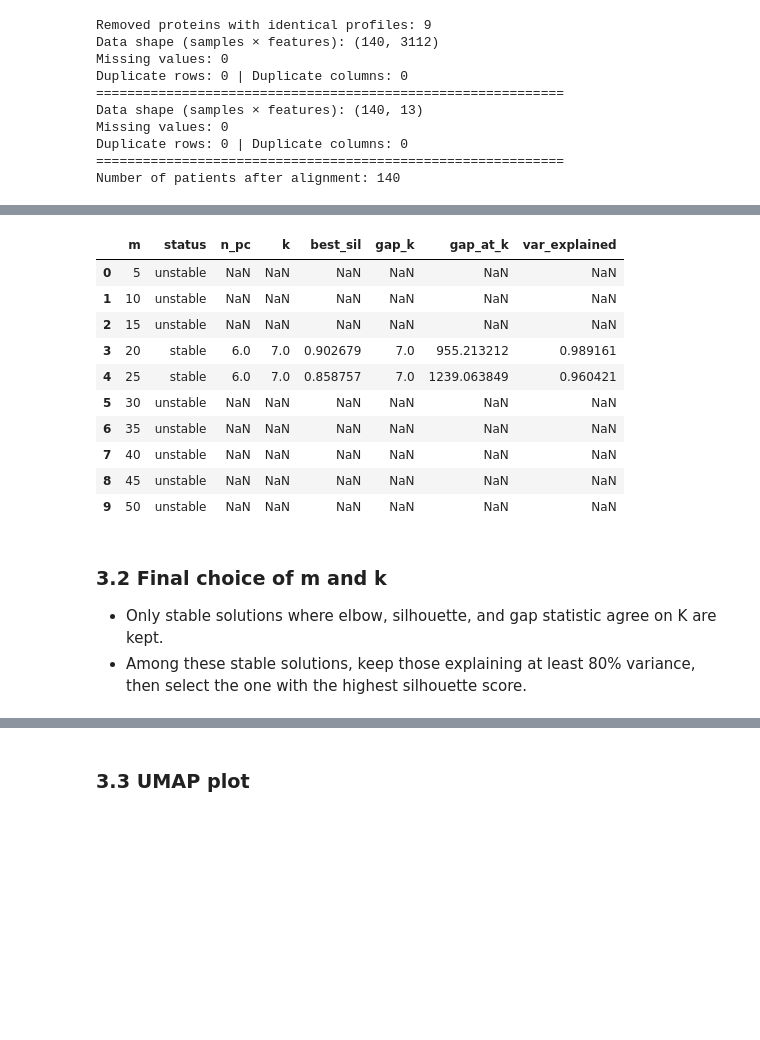
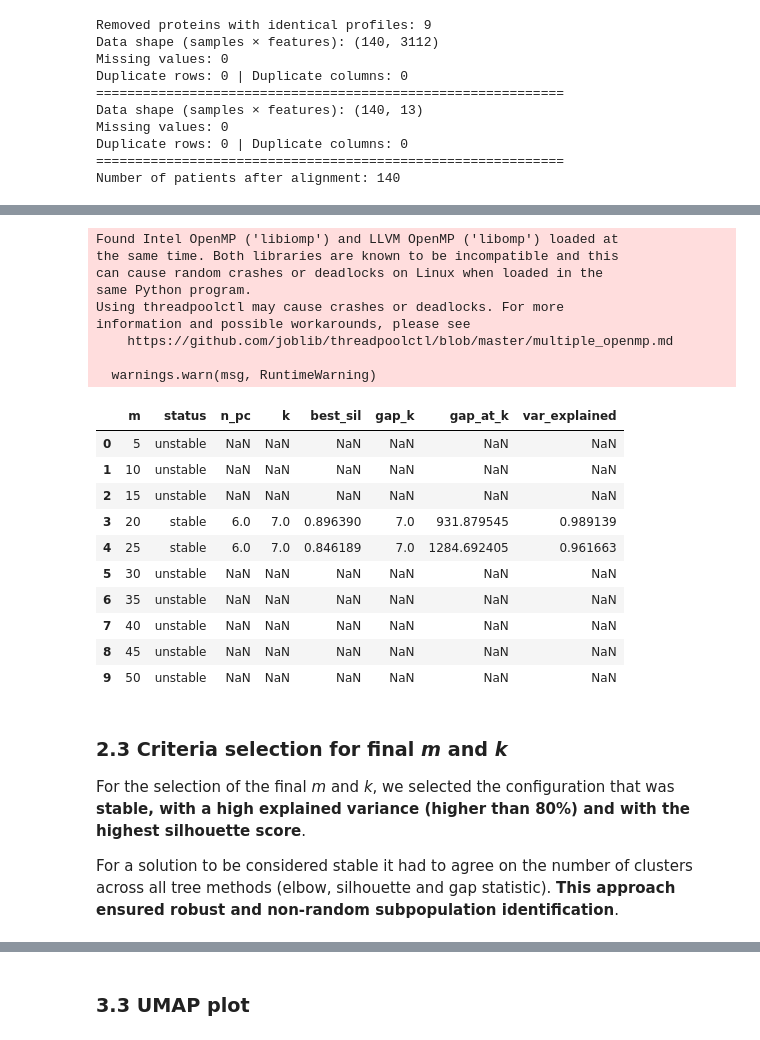
Before and after one commit to Schoggi-Mimi/omics_2025, a Jupyter notebook: Final.ipynb, the cells around one changed output, grey strips where cells are left out. Drawn from its saved outputs; the diff is of its cells as text; code cells hidden in the pictures; blank space fills up the shorter version.

Commit message:
feat(level-1): Added comments. Re-arrange gap-statistic function locaiton. Changed top-m feature selection.

```diff
--- a/Final.ipynb
+++ b/Final.ipynb
@@ -33,8 +69,8 @@ set_plot_style(dpi=120)
 Load proteomics and clinical metadata, and align them by Patient ID.
 # %%
 proteomics, metadata = load_data(
-    "./data/proteomics.txt",
-    "./data/metadata.csv",
+    "../data/proteomics.txt",
+    "../data/metadata.csv",
     transpose=True
 )
 
@@ -178,15 +191,14 @@ Evaluate clustering stability across different numbers of selected proteins (m).
 # %%
-m_grid = [5, 10, 15, 20, 25, 30, 35, 40, 45, 50] # m_grid is for hyperparameter search.
-n_max=20 # n_max is a hyperparameter.
+m_grid = [5, 10, 15, 20, 25, 30, 35, 40, 45, 50] # top m protein hyperparameter grid
+n_max = 20 # max. number of PCs
 k_results = []
 
 for m in m_grid:
-    # feature selection
-    X_m = select_top_m_by_cv(proteomics, m)
+    # 1. Apply log transform and select top m features by variance
+    X_m = select_top_m(proteomics, m)
+    # 2. Normalize per protein
     X_m_scaled = zscore_normalize(X_m, axis=0)
-
-    # FIXED PCA FIT (exactly like old code)
-
+    # 3. PCA
     pca_nmax = min(n_max, X_m_scaled.shape[1])
     pca_full, pca_model = apply_pca(
         X_m_scaled,
@@ -194,7 +206,7 @@ for m in m_grid:
         return_model=True
     )
 
-    # scan n_pc in the fixed PCA space
+    # 4. Joint Search over n_pc and k in fixed PCA space
     pc_grid = list(range(2, pca_nmax + 1))
     k_max = pca_nmax
 
@@ -206,46 +218,56 @@ for m in m_grid:
         random_state=42
     )
 
     if best_row is None:
         k_results.append({
             "m": m,
             "status": "unstable",
         })
         continue
-
+    # Store results
     explained = pca_model.explained_variance_ratio_
     var_explained_npc = explained[:int(best_row["n_pc"])].sum()
 
     k_results.append({
         "m": m,
         "n_pc": best_row["n_pc"],
         "k": best_row["best_k"],
         "best_sil": best_row["best_sil"],
         "gap_k": best_row["gap_k"],
         "gap_at_k": best_row["gap_at_k"],
         "var_explained": var_explained_npc,
         "status": "stable",
     })
 
 k_summary = pd.DataFrame(k_results)
 k_summary
 # %% [output]
+Found Intel OpenMP ('libiomp') and LLVM OpenMP ('libomp') loaded at
+the same time. Both libraries are known to be incompatible and this
+can cause random crashes or deadlocks on Linux when loaded in the
+same Python program.
+Using threadpoolctl may cause crashes or deadlocks. For more
+information and possible workarounds, please see
+    https://github.com/joblib/threadpoolctl/blob/master/multiple_openmp.md
+
+  warnings.warn(msg, RuntimeWarning)
 |  | m | status | n_pc | k | best_sil | gap_k | gap_at_k | var_explained |
 | 0 | 5 | unstable | NaN | NaN | NaN | NaN | NaN | NaN |
 | 1 | 10 | unstable | NaN | NaN | NaN | NaN | NaN | NaN |
 | 2 | 15 | unstable | NaN | NaN | NaN | NaN | NaN | NaN |
-| 3 | 20 | stable | 6.0 | 7.0 | 0.902679 | 7.0 | 955.213212 | 0.989161 |
-| 4 | 25 | stable | 6.0 | 7.0 | 0.858757 | 7.0 | 1239.063849 | 0.960421 |
+| 3 | 20 | stable | 6.0 | 7.0 | 0.896390 | 7.0 | 931.879545 | 0.989139 |
+| 4 | 25 | stable | 6.0 | 7.0 | 0.846189 | 7.0 | 1284.692405 | 0.961663 |
 | 5 | 30 | unstable | NaN | NaN | NaN | NaN | NaN | NaN |
 | 6 | 35 | unstable | NaN | NaN | NaN | NaN | NaN | NaN |
 | 7 | 40 | unstable | NaN | NaN | NaN | NaN | NaN | NaN |
 | 8 | 45 | unstable | NaN | NaN | NaN | NaN | NaN | NaN |
 | 9 | 50 | unstable | NaN | NaN | NaN | NaN | NaN | NaN |
 # %% [markdown]
-### 3.2 Final choice of m and k
+### 2.3 Criteria selection for final *m* and *k*
+For the selection of the final *m* and *k*, we selected the configuration that was
+**stable, with a high explained variance (higher than 80%) and with the highest silhouette score**.
 
-- Only stable solutions where elbow, silhouette, and gap statistic agree on K are kept.
-- Among these stable solutions, keep those explaining at least 80% variance, then select the one with the highest silhouette score.
+For a solution to be considered stable it had to agree on the number of clusters across all tree methods (elbow, silhouette and gap statistic). **This approach ensured robust and non-random subpopulation identification**.
 # %%
 # keep only stable rows
 stable_df = k_summary[
```
Also changed, not shown: parts of 20 cells of this notebook, 2 other files.
